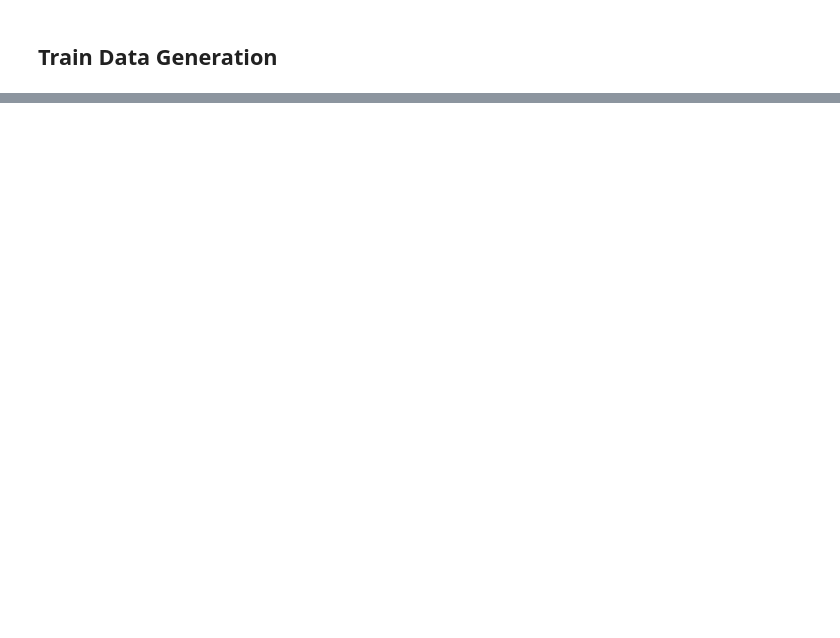
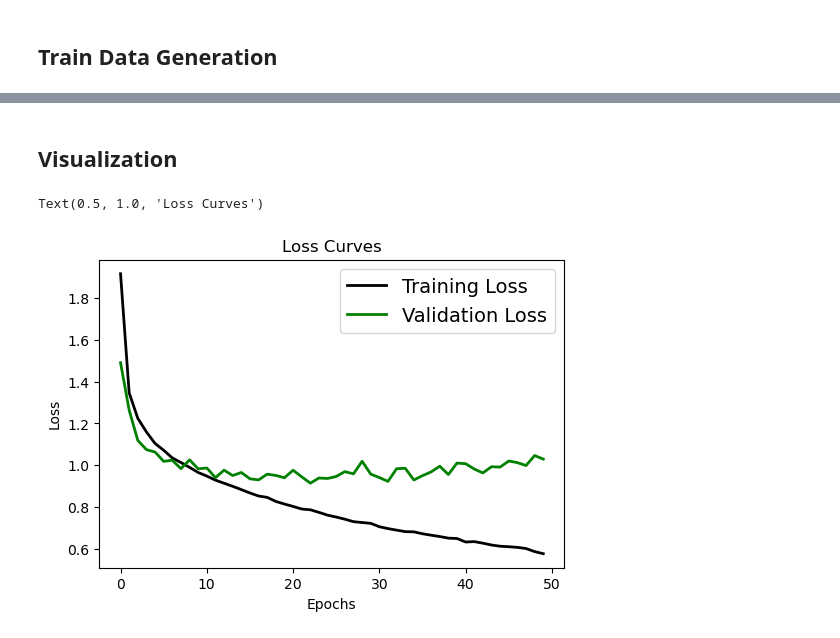
Before and after one commit to tuan666chuoiht/Emotion_Detection, a Jupyter notebook: Project 9.ipynb, the cells around one changed output, grey strips where cells are left out. Saved outputs shown, nothing was run; the diff lists cells and outputs as text; code cells hidden in the pictures; blank space fills up the shorter version.

```diff
--- a/Project 9.ipynb
+++ b/Project 9.ipynb
@@ -141,22 +153,20 @@ model.compile(loss="categorical_crossentropy", optimizer= tf.keras.optimizers.Ad
+# %%
+model.compile(loss='categorical_crossentropy', metrics=['accuracy'],optimizer='RMSprop')
+# %%
+from keras.callbacks import EarlyStopping, ModelCheckpoint
+
+checkpoint = ModelCheckpoint(filepath='model.h5', monitor='val_accuracy', verbose=0, save_best_only=True, mode='max')
+early = EarlyStopping(monitor="loss", mode="min", patience=8)
+
+callbacks_list = [checkpoint, early]
 # %%
-from tensorflow.keras.callbacks import ModelCheckpoint
-
-checkpoint_callback = ModelCheckpoint(
-    filepath='model_weights.h5',
-    monitor='val_accuracy',
-    save_best_only=True,
-    save_weights_only=True,
-    mode='max',
-    verbose=1
-)
-
 history = model.fit(
     train_generator,
     steps_per_epoch=len(train_generator),
     epochs=50,
     validation_data=validation_generator,
     validation_steps=len(validation_generator),
-    callbacks=[checkpoint_callback]
+    callbacks=[callbacks_list]
 )
 # %% [output]
 Epoch 1/50
@@ -179,2 +189,16 @@ Epoch 50: val_accuracy improved from 0.64036 to 0.64316, saving model to model_w
 # %%
 model.save("model.h5")
+# %% [markdown]
+## Visualization
+# %%
+# Loss curve
+plt.figure(figsize=[6,4])
+plt.plot(history.history['loss'], 'black', linewidth=2.0)
+plt.plot(history.history['val_loss'], 'green', linewidth=2.0)
+plt.legend(['Training Loss', 'Validation Loss'], fontsize=14)
+plt.xlabel('Epochs', fontsize=10)
+plt.ylabel('Loss', fontsize=10)
+plt.title('Loss Curves', fontsize=12)
+# %% [output]
+Text(0.5, 1.0, 'Loss Curves')
+[figure, added]
```
Also changed, not shown: parts of 9 cells of this notebook.
